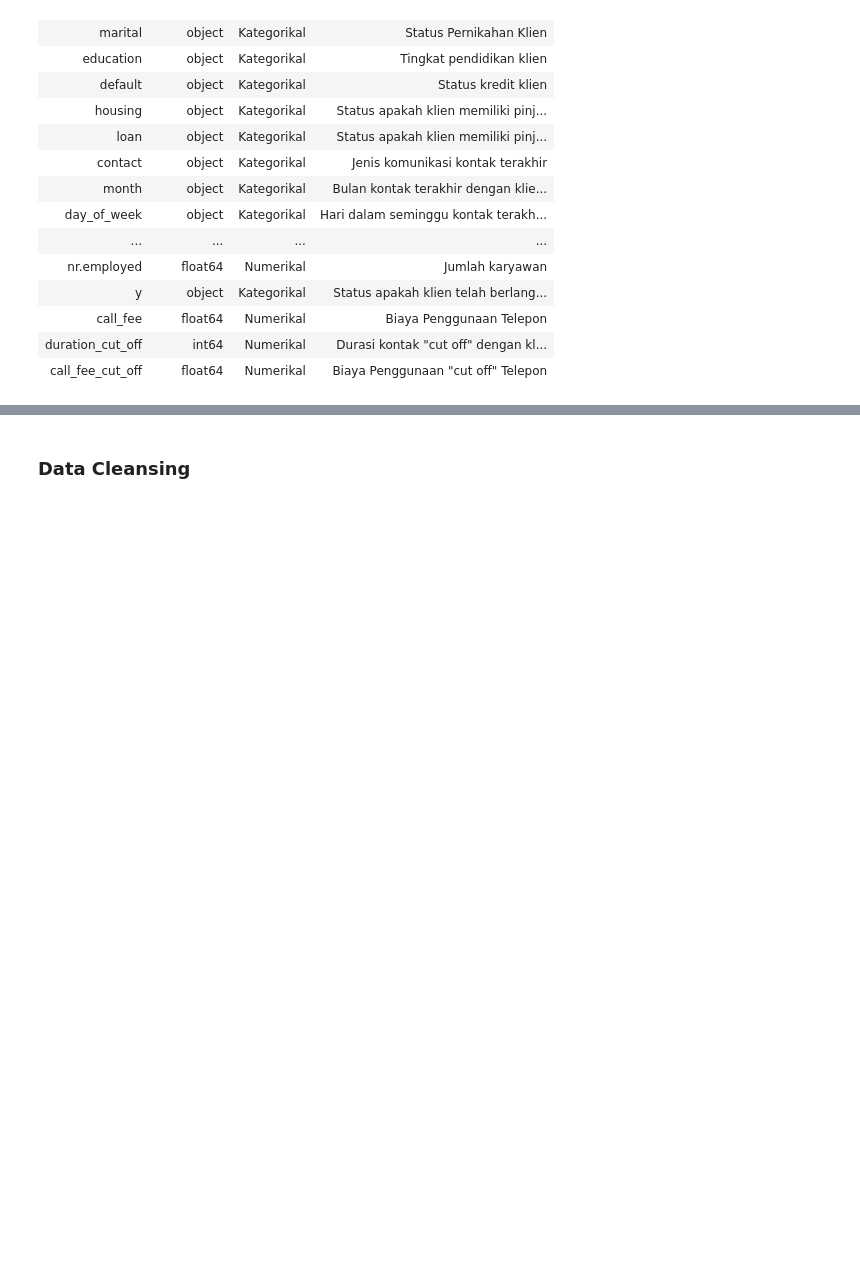
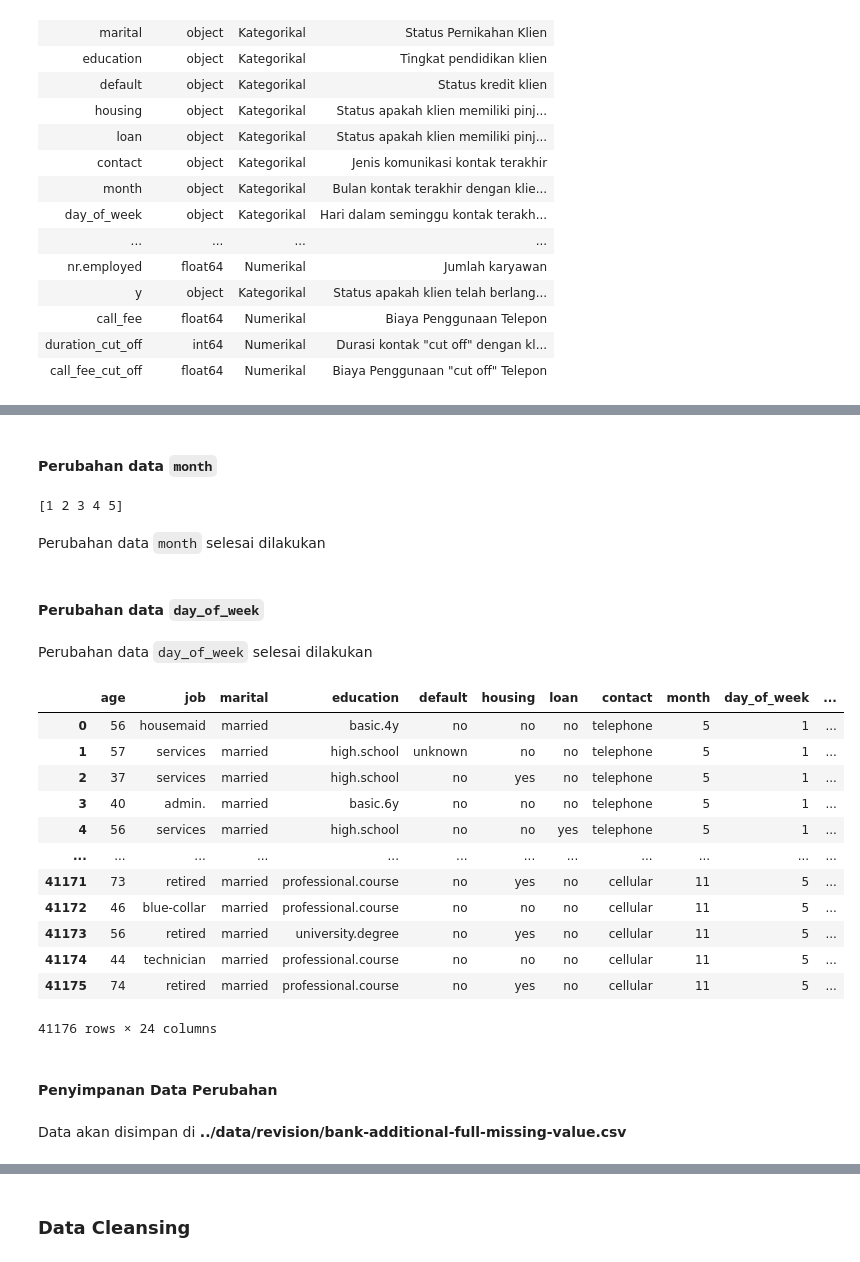
Before and after one commit to purbaronny/prwdhk-ds-group-final, a Jupyter notebook: src/solution7.ipynb, the cells around one changed output, grey strips where cells are left out. Drawn from its saved outputs; the diff is of its cells as text; code cells hidden in the pictures; blank space fills up the shorter version.

```diff
--- a/src/solution7.ipynb
+++ b/src/solution7.ipynb
@@ -287,0 +407,60 @@ display(HTML(html_centered))
+# %% [markdown]
+#### **Perubahan data `month`**
+# %%
+print(df['day_of_week'].unique())
+# %% [output]
+[1 2 3 4 5]
+# %%
+# Map nama bulan ke angka
+month_mapping = {
+    'jan': 1, 'feb': 2, 'mar': 3, 'apr': 4,
+    'may': 5, 'jun': 6, 'jul': 7, 'aug': 8,
+    'sep': 9, 'oct': 10, 'nov': 11, 'dec': 12
+}
+
+df['month'] = df['month'].map(month_mapping)
+Markdown("Perubahan data `month` selesai dilakukan")
+# %% [output]
+Perubahan data `month` selesai dilakukan
+# %% [markdown]
+#### **Perubahan data `day_of_week`**
+# %%
+# Map nama hari ke angka (opsi: Senin = 1 atau Minggu = 0)
+# Pastikan nilai huruf kecil dan tanpa spasi
+df['day_of_week'] = df['day_of_week'].astype(str).str.strip().str.lower()
+
+# Lakukan mapping
+day_mapping = {
+    'mon': 1, 'tue': 2, 'wed': 3,
+    'thu': 4, 'fri': 5
+}
+
+df['day_of_week'] = df['day_of_week'].map(day_mapping)
+Markdown("Perubahan data `day_of_week` selesai dilakukan")
+# %% [output]
+Perubahan data `day_of_week` selesai dilakukan
+# %%
+df
+# %% [output]
+|  | age | job | marital | education | default | housing | loan | contact | month | day_of_week | ... |
+| 0 | 56 | housemaid | married | basic.4y | no | no | no | telephone | 5 | 1 | ... |
+| 1 | 57 | services | married | high.school | unknown | no | no | telephone | 5 | 1 | ... |
+| 2 | 37 | services | married | high.school | no | yes | no | telephone | 5 | 1 | ... |
+| 3 | 40 | admin. | married | basic.6y | no | no | no | telephone | 5 | 1 | ... |
+| 4 | 56 | services | married | high.school | no | no | yes | telephone | 5 | 1 | ... |
+| ... | ... | ... | ... | ... | ... | ... | ... | ... | ... | ... | ... |
+| 41171 | 73 | retired | married | professional.course | no | yes | no | cellular | 11 | 5 | ... |
+| 41172 | 46 | blue-collar | married | professional.course | no | no | no | cellular | 11 | 5 | ... |
+| 41173 | 56 | retired | married | university.degree | no | yes | no | cellular | 11 | 5 | ... |
+| 41174 | 44 | technician | married | professional.course | no | no | no | cellular | 11 | 5 | ... |
+| 41175 | 74 | retired | married | professional.course | no | yes | no | cellular | 11 | 5 | ... |
+41176 rows × 24 columns
+# %% [markdown]
+#### **Penyimpanan Data Perubahan**
+# %%
+# Save the cleaned DataFrame to a new CSV file
+df.to_csv(output_path, sep=';', index=False)
+
+display(Markdown(f"Data akan disimpan di **{output_path}**"))
+# %% [output]
+Data akan disimpan di **../data/revision/bank-additional-full-missing-value.csv**
```
Also changed, not shown: parts of 33 cells of this notebook.
